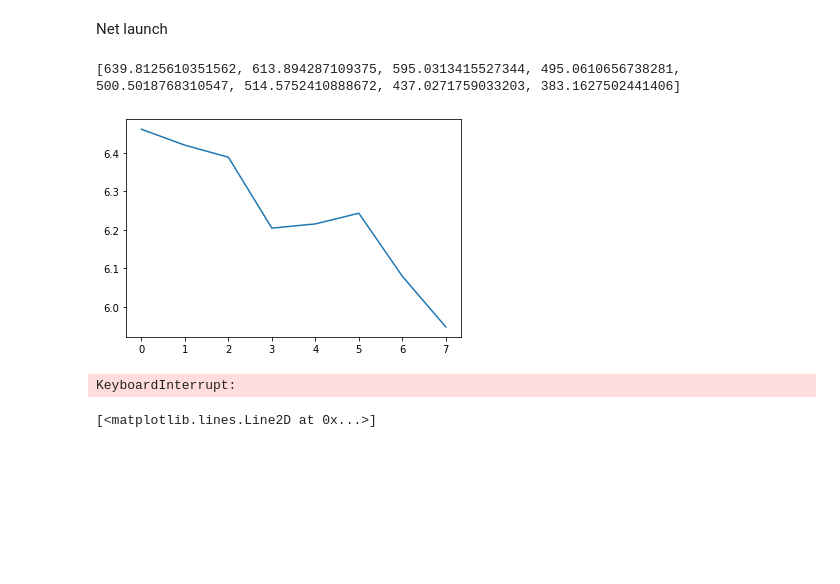
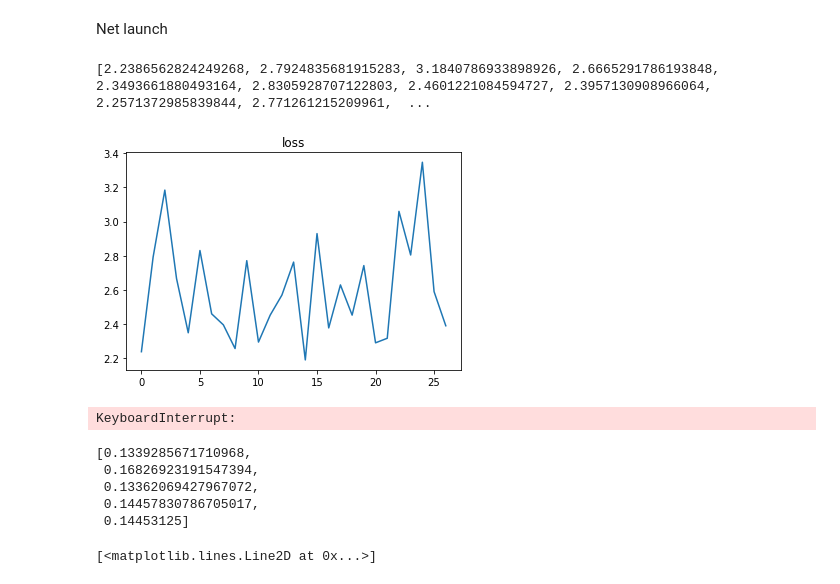
Before and after one commit to limon8884/delivery-RL, a Jupyter notebook: notebook.ipynb, the cells around one changed output. Cells and saved outputs as stored; diff of their text form; code cells hidden in the pictures; blank space fills up the shorter version.

```diff
--- a/notebook.ipynb
+++ b/notebook.ipynb
@@ -180,38 +220,59 @@ net = ScoringNetDemo(
     dim_ff=256,
     point_enc_dim=32,
     number_enc_dim=8,
-    device=device #torch.device('cuda:0')
+    device=device
 )
-scorer = ETAScoring()
-# optimizer = torch.optim.SGD(net.parameters(), lr=0.001, momentum=0.9)
-optimizer = torch.optim.Adam(net.parameters(), lr=1e-5)
-scheduler = torch.optim.lr_scheduler.OneCycleLR(optimizer, max_lr=1e-4, epochs=n_epochs, steps_per_epoch=1)
+optimizer = torch.optim.SGD(net.parameters(), lr=1e-4, momentum=0.9)
+# optimizer = torch.optim.Adam(net.parameters(), lr=1e-5)
+scheduler = torch.optim.lr_scheduler.OneCycleLR(optimizer, max_lr=1e-2, epochs=n_epochs, steps_per_epoch=1)
 
 losses = []
+metrics = {
+    'target_eta': [],
+    'net_eta': [],
+    'accuracy': [],
+}
 # %%
 for epoch in range(n_epochs):
     rolling_loss = []
+    rolling_metrics = {k: [] for k in metrics.keys()}
     for iter in range(n_iters):
         triples = [random_triple(bounds) for _ in range(batch_size)]
 
         optimizer.zero_grad()
-        loss = get_loss(net, scorer, triples)
+        loss = get_loss_solve(net, triples, rolling_metrics)
         loss.backward()
         optimizer.step()
+        scheduler.step()
 
         rolling_loss.append(loss.item())
 
     losses.append(np.mean(rolling_loss))
+    for k in metrics.keys():
+        metrics[k].append(np.mean(rolling_metrics[k]))
 
     if epoch % 1 == 0:
         clear_output()
         print(losses[-50:])
-        plt.plot(np.log(losses))
+        # plt.plot(np.log(losses))
+        plt.title('loss')
+        plt.plot(losses)
         plt.show()
+        plt.title('accuracy')
+        plt.plot(metrics['accuracy'])
+        plt.show()
 # %% [output]
-[639.8125610351562, 613.894287109375, 595.0313415527344, 495.0610656738281, 500.5018768310547, 514.5752410888672, 437.0271759033203, 383.1627502441406]
+[2.2386562824249268, 2.7924835681915283, 3.1840786933898926, 2.6665291786193848, 2.3493661880493164, 2.8305928707122803, 2.4601221084594727, 2.3957130908966064, 2.2571372985839844, 2.771261215209961,  ...
-[figure, old version]
+[figure, new version]
 KeyboardInterrupt:
+# %%
+metrics['accuracy']
+# %% [output]
+[0.1339285671710968,
+ 0.16826923191547394,
+ 0.13362069427967072,
+ 0.14457830786705017,
+ 0.14453125]
 # %%
 plt.plot(losses[10:])
 # %% [output]
```
Also changed, not shown: parts of 2 cells of this notebook, 3 other files.
